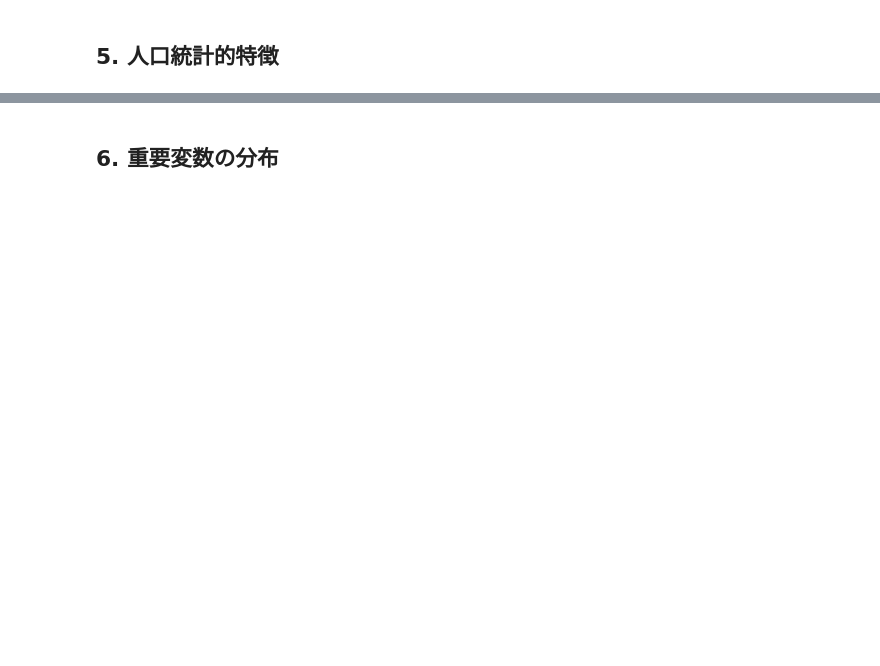
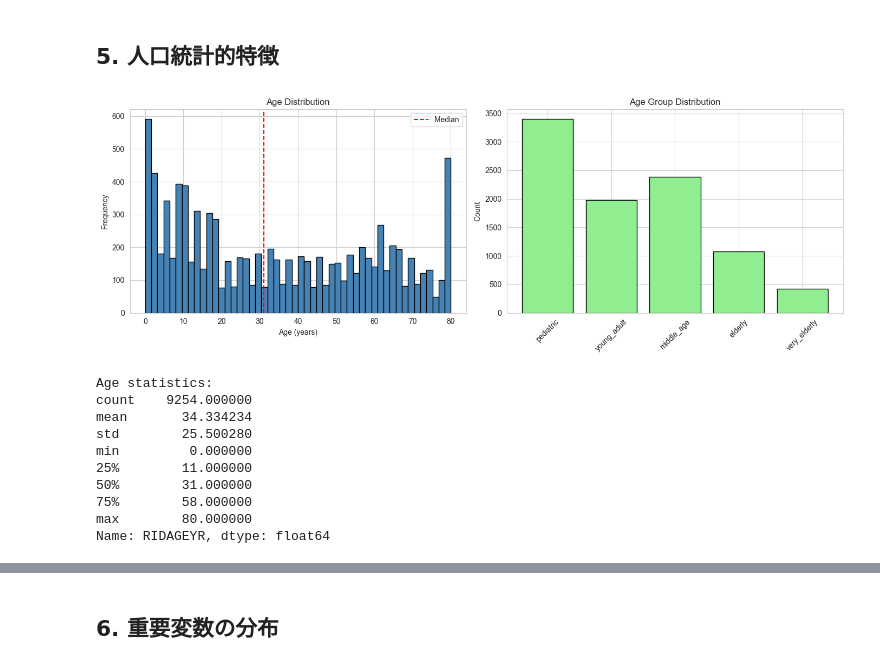
Before and after one commit to s2atoru/COI-NEXT-Hackathon, a Jupyter notebook: notebooks/01_data_exploration.ipynb, the cells around one changed output, grey strips where cells are left out. Saved outputs shown, nothing was run; the diff lists cells and outputs as text; code cells hidden in the pictures; blank space fills up the shorter version.

```diff
--- a/notebooks/01_data_exploration.ipynb
+++ b/notebooks/01_data_exploration.ipynb
@@ -131,30 +212,51 @@ if 'df_raw' in locals():
 ## 5. 人口統計的特徴
 # %%
 # 年齢分布
-if 'df_processed' in locals() and 'RIDAGEYR' in df_processed.columns:
+if "df_processed" in locals() and "RIDAGEYR" in df_processed.columns:
     fig, axes = plt.subplots(1, 2, figsize=(14, 5))
 
     # ヒストグラム
-    axes[0].hist(df_processed['RIDAGEYR'].dropna(), bins=50, color='steelblue', edgecolor='black')
-    axes[0].set_xlabel('Age (years)')
-    axes[0].set_ylabel('Frequency')
-    axes[0].set_title('Age Distribution')
-    axes[0].axvline(df_processed['RIDAGEYR'].median(), color='red', linestyle='--', label='Median')
+    axes[0].hist(
+        df_processed["RIDAGEYR"].dropna(), bins=50, color="steelblue", edgecolor="black"
+    )
+    axes[0].set_xlabel("Age (years)")
+    axes[0].set_ylabel("Frequency")
+    axes[0].set_title("Age Distribution")
+    axes[0].axvline(
+        df_processed["RIDAGEYR"].median(), color="red", linestyle="--", label="Median"
+    )
     axes[0].legend()
 
     # 年齢グループ
-    if 'age_group' in df_processed.columns:
-        age_group_counts = df_processed['age_group'].value_counts().sort_index()
-        axes[1].bar(range(len(age_group_counts)), age_group_counts.values, color='lightgreen', edgecolor='black')
+    if "age_group" in df_processed.columns:
+        age_group_counts = df_processed["age_group"].value_counts().sort_index()
+        axes[1].bar(
+            range(len(age_group_counts)),
+            age_group_counts.values,
+            color="lightgreen",
+            edgecolor="black",
+        )
         axes[1].set_xticks(range(len(age_group_counts)))
         axes[1].set_xticklabels(age_group_counts.index, rotation=45)
-        axes[1].set_ylabel('Count')
-        axes[1].set_title('Age Group Distribution')
+        axes[1].set_ylabel("Count")
+        axes[1].set_title("Age Group Distribution")
 
     plt.tight_layout()
     plt.show()
 
-    print(f"\nAge statistics:")
-    print(df_processed['RIDAGEYR'].describe())
+    print("\nAge statistics:")
+    print(df_processed["RIDAGEYR"].describe())
+# %% [output]
+[figure, added]
+Age statistics:
+count    9254.000000
+mean       34.334234
+std        25.500280
+min         0.000000
+25%        11.000000
+50%        31.000000
+75%        58.000000
+max        80.000000
+Name: RIDAGEYR, dtype: float64
 # %%
 # 性別分布
```
Also changed, not shown: parts of 15 cells of this notebook, 1 other file.
